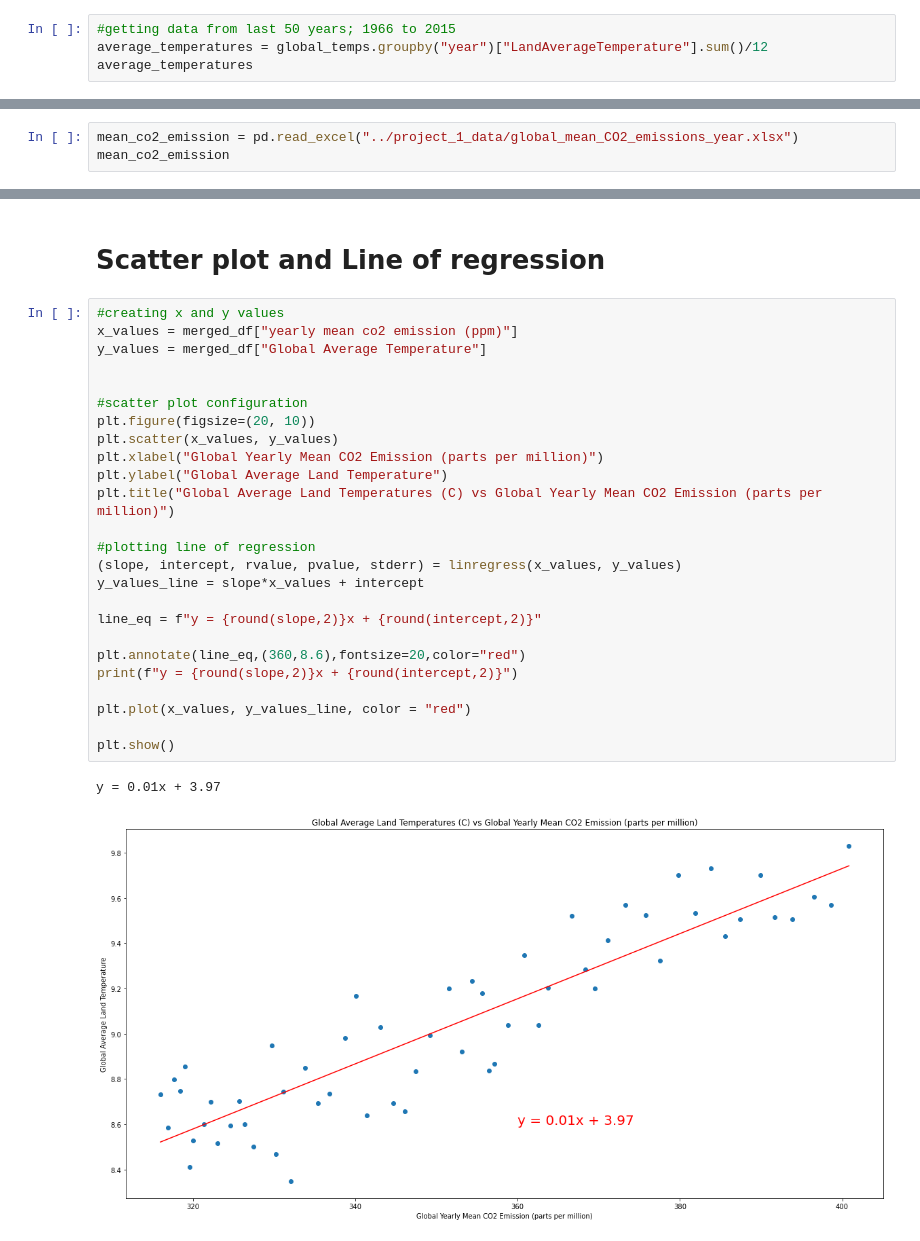
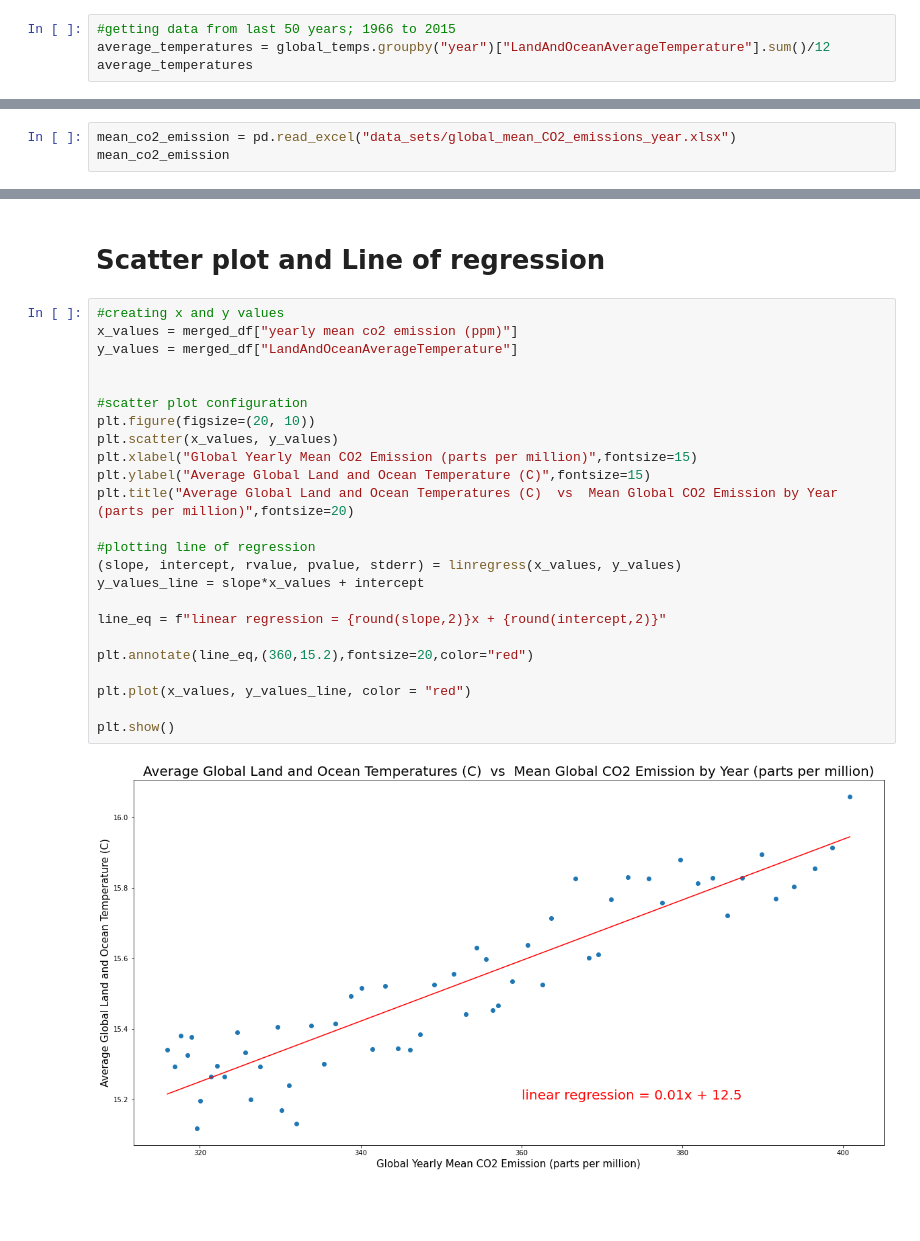
Before and after one commit to Heesu-H/project_1, a Jupyter notebook: Global_AveTemps_ScatterPlot_heesu.ipynb, the cells around one changed output, grey strips where cells are left out. Saved outputs shown, nothing was run; the diff lists cells and outputs as text; blank space fills up the shorter version.

Commit message:
Add files via upload
updating file. changed from average land temp to average land and ocean temps

```diff
--- a/Global_AveTemps_ScatterPlot_heesu.ipynb
+++ b/Global_AveTemps_ScatterPlot_heesu.ipynb
@@ -106,7 +107,7 @@ global_temps
 1992 rows × 10 columns
 # %%
 #getting data from last 50 years; 1966 to 2015
-average_temperatures = global_temps.groupby("year")["LandAverageTemperature"].sum()/12
+average_temperatures = global_temps.groupby("year")["LandAndOceanAverageTemperature"].sum()/12
 average_temperatures
 # %% [output]
 year
@@ -145,6 +146,6 @@ ave_temps_year
 166 rows × 1 columns
 # %%
-mean_co2_emission = pd.read_excel("../project_1_data/global_mean_CO2_emissions_year.xlsx")
+mean_co2_emission = pd.read_excel("data_sets/global_mean_CO2_emissions_year.xlsx")
 mean_co2_emission
 # %% [output]
 |  | year | yearly mean co2 emission (ppm) |
@@ -203,28 +204,26 @@ merged_df
 # %%
 #creating x and y values
 x_values = merged_df["yearly mean co2 emission (ppm)"]
-y_values = merged_df["Global Average Temperature"]
+y_values = merged_df["LandAndOceanAverageTemperature"]
 
 
 #scatter plot configuration
 plt.figure(figsize=(20, 10))
 plt.scatter(x_values, y_values)
-plt.xlabel("Global Yearly Mean CO2 Emission (parts per million)")
-plt.ylabel("Global Average Land Temperature")
-plt.title("Global Average Land Temperatures (C) vs Global Yearly Mean CO2 Emission (parts per million)")
+plt.xlabel("Global Yearly Mean CO2 Emission (parts per million)",fontsize=15)
+plt.ylabel("Average Global Land and Ocean Temperature (C)",fontsize=15)
+plt.title("Average Global Land and Ocean Temperatures (C)  vs  Mean Global CO2 Emission by Year (parts per million)",fontsize=20)
 
 #plotting line of regression
 (slope, intercept, rvalue, pvalue, stderr) = linregress(x_values, y_values)
 y_values_line = slope*x_values + intercept
 
-line_eq = f"y = {round(slope,2)}x + {round(intercept,2)}"
+line_eq = f"linear regression = {round(slope,2)}x + {round(intercept,2)}"
 
-plt.annotate(line_eq,(360,8.6),fontsize=20,color="red")
-print(f"y = {round(slope,2)}x + {round(intercept,2)}")
+plt.annotate(line_eq,(360,15.2),fontsize=20,color="red")
 
 plt.plot(x_values, y_values_line, color = "red")
 
 plt.show()
 # %% [output]
-y = 0.01x + 3.97
-[figure, old version]
+[figure, new version]
```
Also changed, not shown: parts of 13 cells of this notebook.
